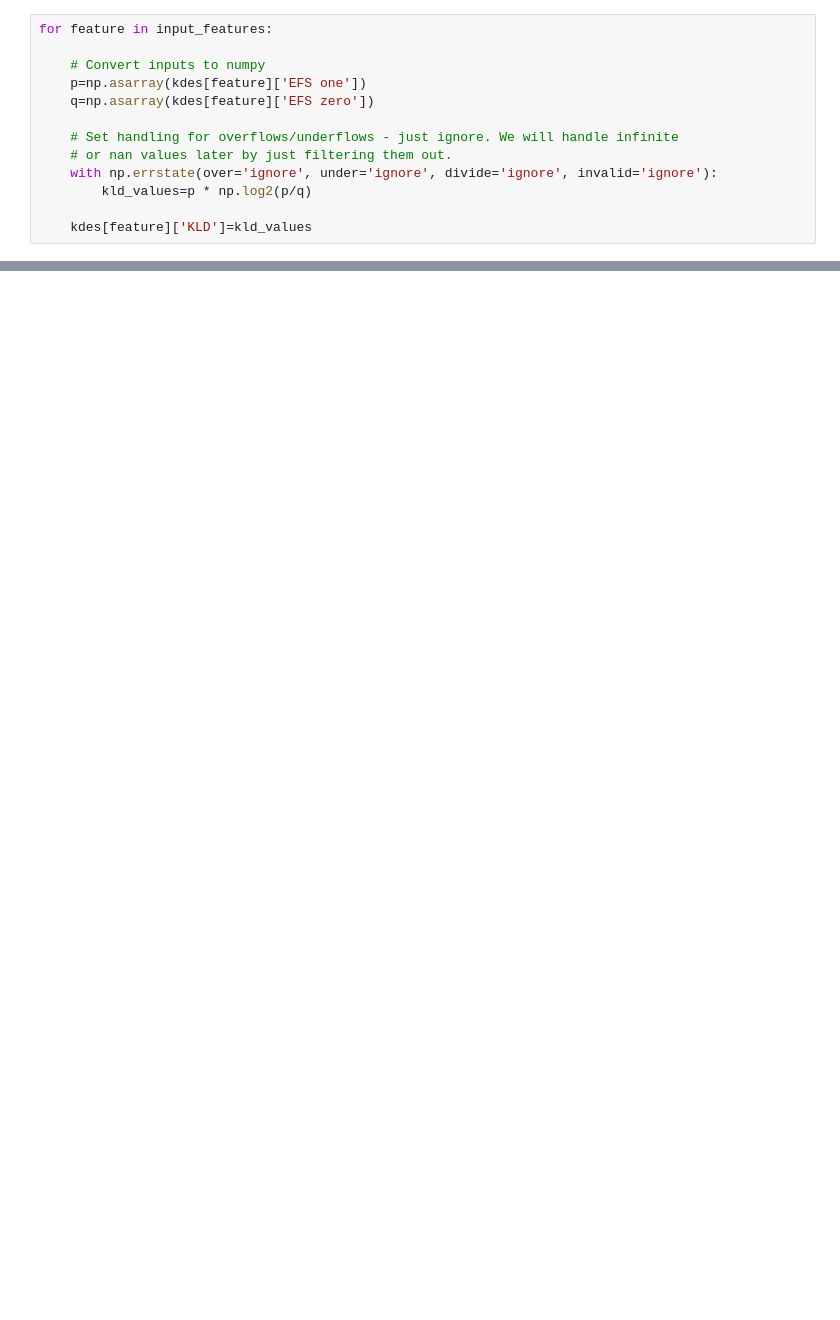
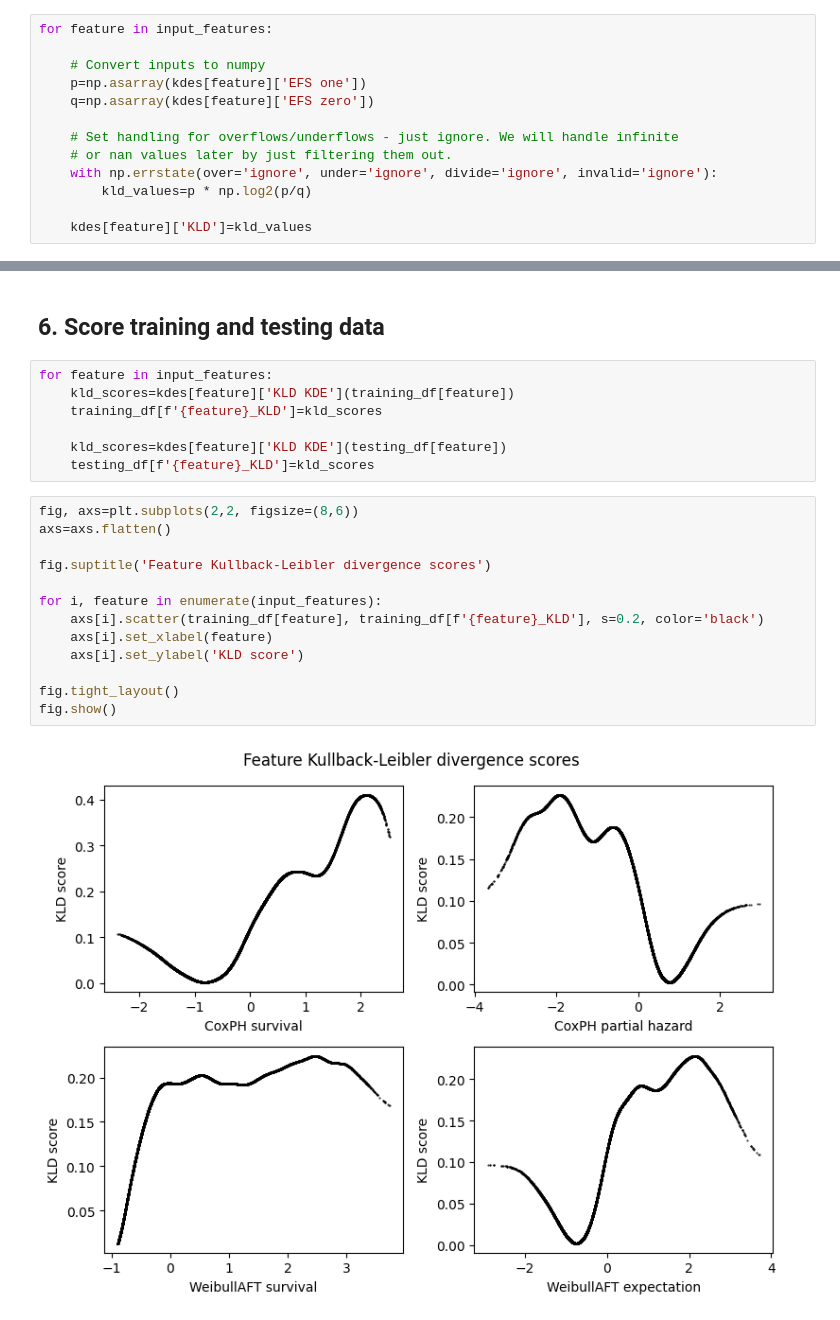
Before and after one commit to gperdrizet/HSCT_survival, a Jupyter notebook: notebooks/02.3-feature_engineering_Kullback-Leibler_divergence.ipynb, the cells around one changed output, grey strips where cells are left out. Cells and saved outputs as stored; diff of their text form; blank space fills up the shorter version.

```diff
--- a/notebooks/02.3-feature_engineering_Kullback-Leibler_divergence.ipynb
+++ b/notebooks/02.3-feature_engineering_Kullback-Leibler_divergence.ipynb
@@ -202,0 +261,24 @@ fig.show()
+# %% [markdown]
+## 6. Score training and testing data
+# %%
+for feature in input_features:
+    kld_scores=kdes[feature]['KLD KDE'](training_df[feature])
+    training_df[f'{feature}_KLD']=kld_scores
+
+    kld_scores=kdes[feature]['KLD KDE'](testing_df[feature])
+    testing_df[f'{feature}_KLD']=kld_scores
+# %%
+fig, axs=plt.subplots(2,2, figsize=(8,6))
+axs=axs.flatten()
+
+fig.suptitle('Feature Kullback-Leibler divergence scores')
+
+for i, feature in enumerate(input_features):
+    axs[i].scatter(training_df[feature], training_df[f'{feature}_KLD'], s=0.2, color='black')
+    axs[i].set_xlabel(feature)
+    axs[i].set_ylabel('KLD score')
+
+fig.tight_layout()
+fig.show()
+# %% [output]
+[figure, added]
```
Also changed, not shown: parts of 10 cells of this notebook.
